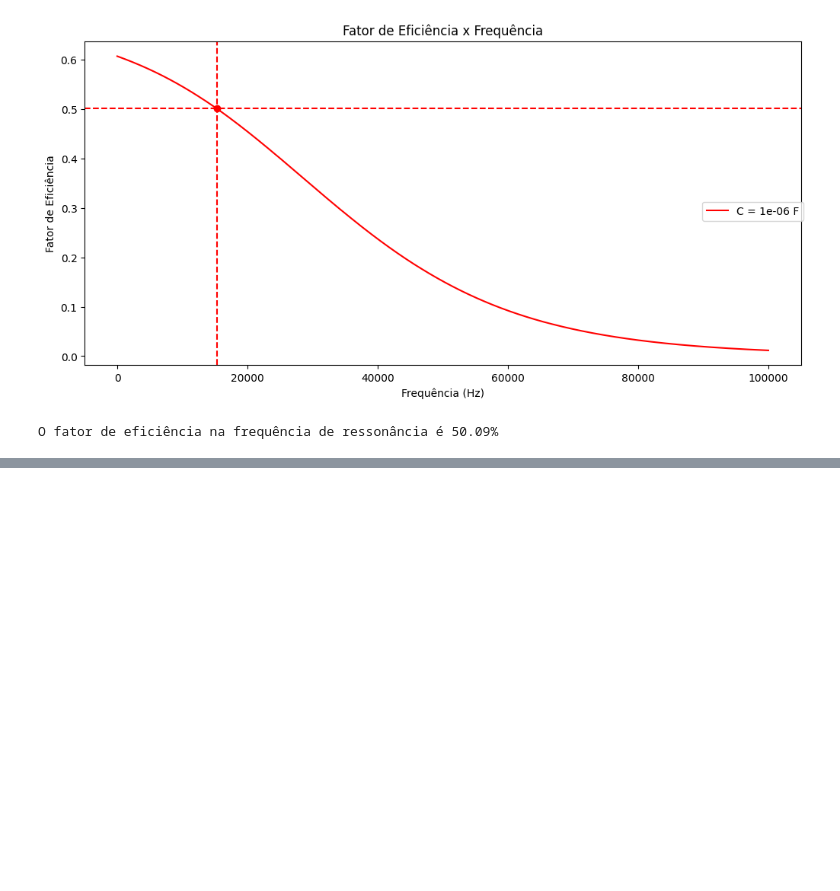
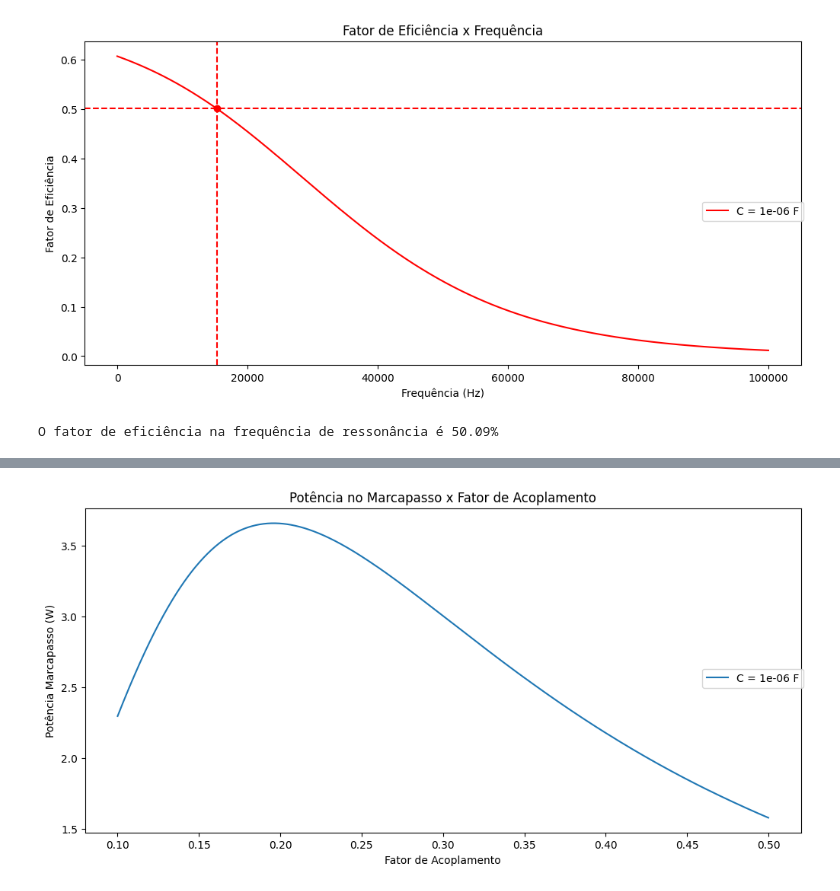
Before and after one commit to Peng1104/EletroMag-Projeto, a Jupyter notebook: projeto.ipynb, the cells around one changed output, grey strips where cells are left out. Saved outputs shown, nothing was run; the diff lists cells and outputs as text; code cells hidden in the pictures; blank space fills up the shorter version.

```diff
--- a/projeto.ipynb
+++ b/projeto.ipynb
@@ -321,0 +335,13 @@ plt.show()
+# %%
+fig, ax = plt.subplots(layout='constrained',figsize=(10,5))
+
+ax.plot(fatoresDeAcoplamento, SMarcaPasso, label=f"C = {c} F")
+
+fig.legend(loc='center right')
+
+plt.title("Potência no Marcapasso x Fator de Acoplamento")
+plt.xlabel("Fator de Acoplamento")
+plt.ylabel("Potência Marcapasso (W)")
+plt.show()
+# %% [output]
+[figure, added]
```
Also changed, not shown: parts of 4 cells of this notebook.
